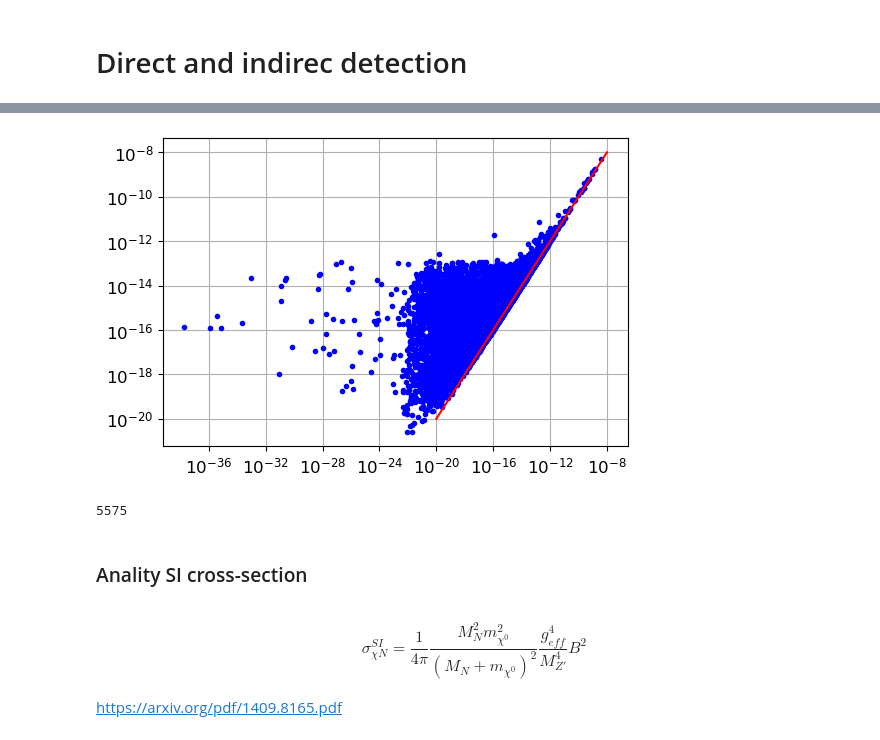
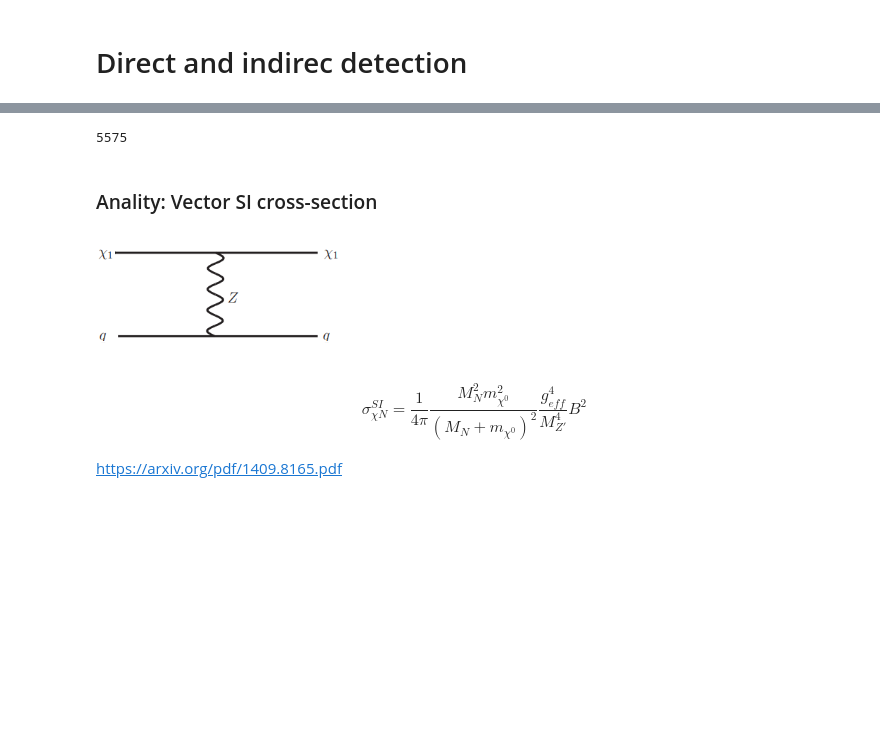
Before and after one commit to davidsuarezr/MDEO, a Jupyter notebook: random-scan-v3.ipynb, the cells around one changed output, grey strips where cells are left out. Cells and saved outputs as stored; diff of their text form; code cells hidden in the pictures; blank space fills up the shorter version.

```diff
--- a/random-scan-v3.ipynb
+++ b/random-scan-v3.ipynb
@@ -460,15 +432,3 @@ for i in range(0,xd.shape[0]):
-# %%
-plt.figure(figsize=(6,4))
-
-#plt.loglog(xd.mv1,xd.mn1,'bo')
-plt.loglog(cs,xd.SIN1,'b.',label=r'$m_{\nu_2}$')
-a = np.linspace(1.0e-20,1.0e-8,5)
-plt.plot(a,a,'r-')
-plt.grid()
-
-plt.show()
-# %% [output]
-[figure, removed]
 # %%
 class MDEO_Analytic2:
 
@@ -502,7 +462,12 @@ len(cs2)
 # %% [output]
 5575
 # %% [markdown]
-### Anality SI cross-section
+### Anality: Vector SI cross-section
+# %%
+from IPython.display import Image
+Image("vector-SI.png", width=250)
+# %% [output]
+[figure, added]
 # %%
 #Parameters
 fN = 0.25
```
Also changed, not shown: parts of 18 cells of this notebook.
